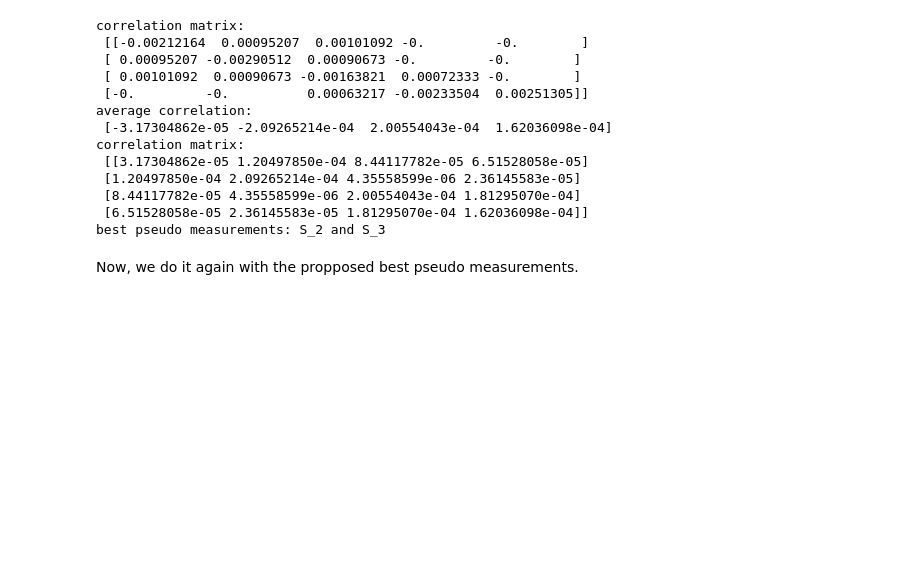
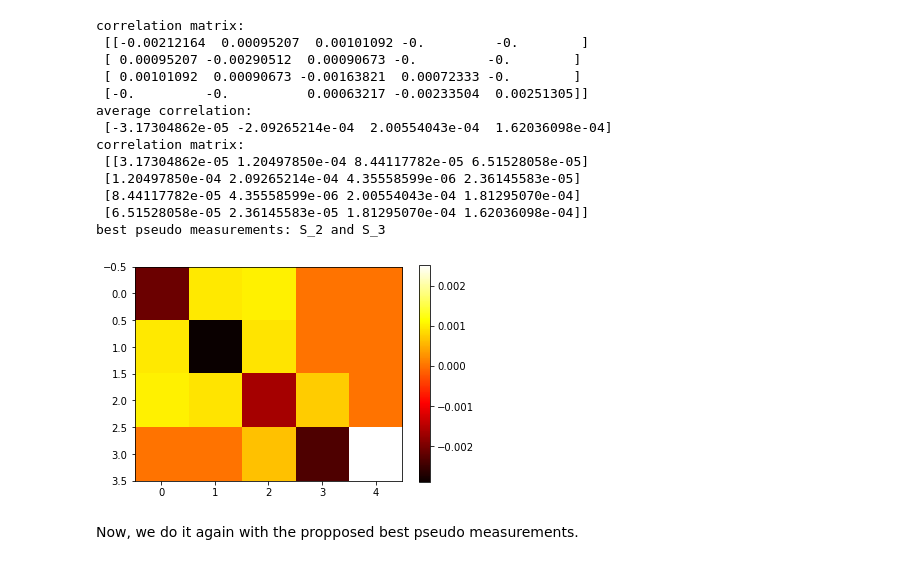
Before and after one commit to leobt23/ADRI, a Jupyter notebook: tpc3/Aula3_Students.ipynb, the cells around one changed output. Cells and saved outputs as stored; diff of their text form; code cells hidden in the pictures; blank space fills up the shorter version.

```diff
--- a/tpc3/Aula3_Students.ipynb
+++ b/tpc3/Aula3_Students.ipynb
@@ -499,4 +499,18 @@ scatter_plot_error_cool(np.absolute(ei12aPseudo1), np.absolute(ei54aPseudo1), np
 # %%
+# heat map just like MatrixPlot from Mathematica
+def matrix_plot(matrix):
+    plt.imshow(matrix, cmap='hot', interpolation='nearest')
+    plt.show()
+
+# same but with bar on the side
+def matrix_plot_bar(matrix):
+    plt.imshow(matrix, cmap='hot', interpolation='nearest')
+    plt.colorbar()
+    plt.show()
+
+
+
+
 def correlation_matrix(matrix_H):
     '''
     matrix_H: jacobian matrix
@@ -566,6 +580,10 @@ correlation matrix:
  [8.44117782e-05 4.35558599e-06 2.00554043e-04 1.81295070e-04]
  [6.51528058e-05 2.36145583e-05 1.81295070e-04 1.62036098e-04]]
 best pseudo measurements: S_2 and S_3
+# %%
+matrix_plot_bar(correlation)
+# %% [output]
+[figure, added]
 # %% [markdown]
 Now, we do it again with the propposed best pseudo measurements.
 # %%
```
Also changed, not shown: parts of 7 cells of this notebook.
